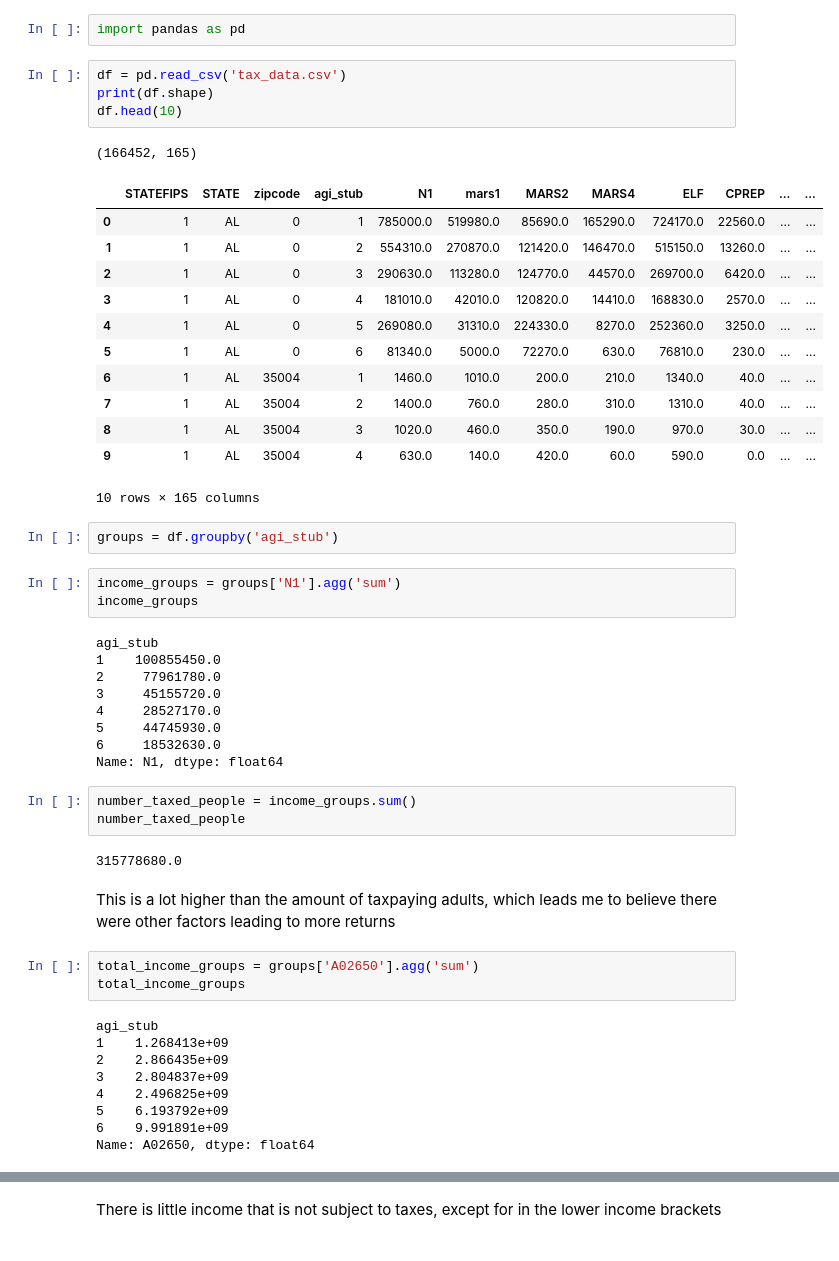
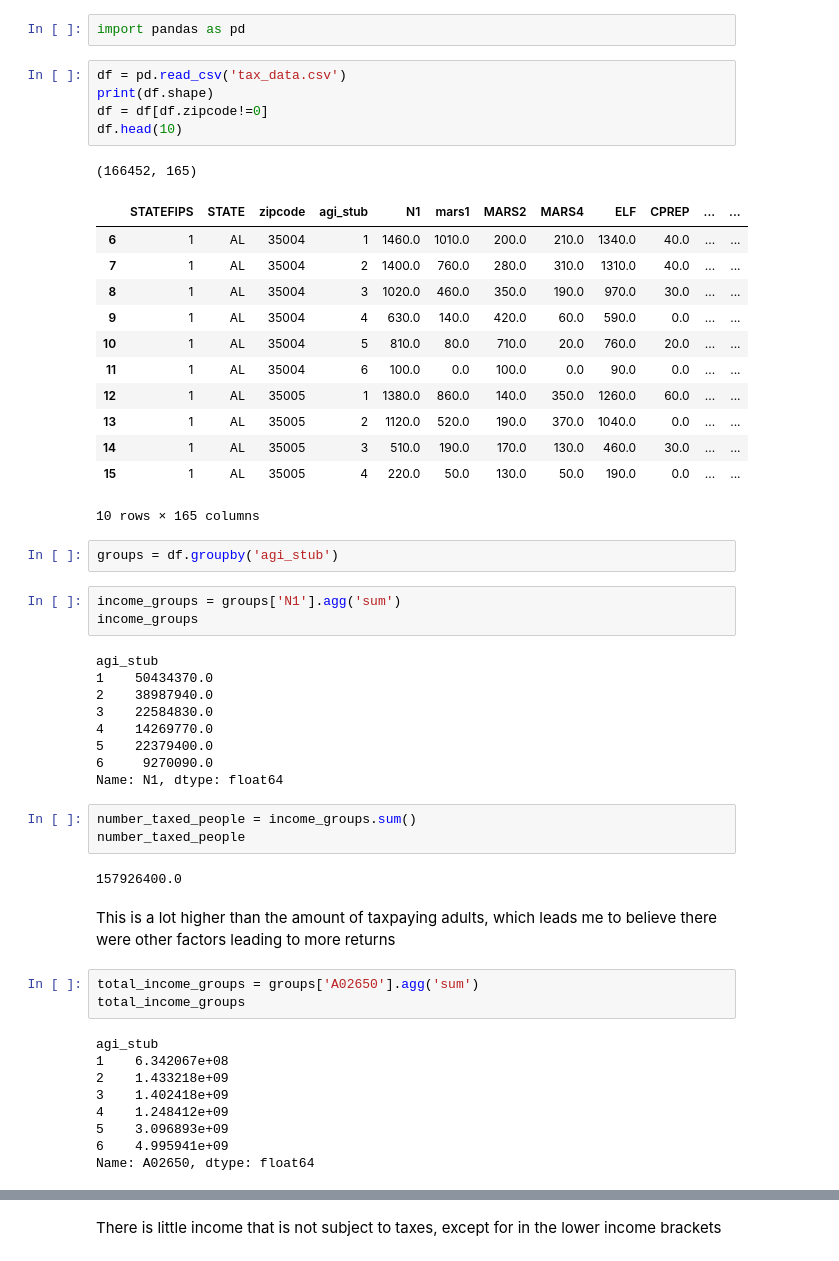
Before and after one commit to SellersEvan/flat-tax-implementation, a Jupyter notebook: Luke's work.ipynb, the cells around one changed output, grey strips where cells are left out. Saved outputs shown, nothing was run; the diff lists cells and outputs as text.

```diff
--- a/Luke's work.ipynb
+++ b/Luke's work.ipynb
@@ -3,20 +3,21 @@ import pandas as pd
 # %%
 df = pd.read_csv('tax_data.csv')
 print(df.shape)
+df = df[df.zipcode!=0]
 df.head(10)
 # %% [output]
 (166452, 165)
 |  | STATEFIPS | STATE | zipcode | agi_stub | N1 | mars1 | MARS2 | MARS4 | ELF | CPREP | ... | ... |
-| 0 | 1 | AL | 0 | 1 | 785000.0 | 519980.0 | 85690.0 | 165290.0 | 724170.0 | 22560.0 | ... | ... |
-| 1 | 1 | AL | 0 | 2 | 554310.0 | 270870.0 | 121420.0 | 146470.0 | 515150.0 | 13260.0 | ... | ... |
-| 2 | 1 | AL | 0 | 3 | 290630.0 | 113280.0 | 124770.0 | 44570.0 | 269700.0 | 6420.0 | ... | ... |
-| 3 | 1 | AL | 0 | 4 | 181010.0 | 42010.0 | 120820.0 | 14410.0 | 168830.0 | 2570.0 | ... | ... |
-| 4 | 1 | AL | 0 | 5 | 269080.0 | 31310.0 | 224330.0 | 8270.0 | 252360.0 | 3250.0 | ... | ... |
-| 5 | 1 | AL | 0 | 6 | 81340.0 | 5000.0 | 72270.0 | 630.0 | 76810.0 | 230.0 | ... | ... |
 | 6 | 1 | AL | 35004 | 1 | 1460.0 | 1010.0 | 200.0 | 210.0 | 1340.0 | 40.0 | ... | ... |
 | 7 | 1 | AL | 35004 | 2 | 1400.0 | 760.0 | 280.0 | 310.0 | 1310.0 | 40.0 | ... | ... |
 | 8 | 1 | AL | 35004 | 3 | 1020.0 | 460.0 | 350.0 | 190.0 | 970.0 | 30.0 | ... | ... |
 | 9 | 1 | AL | 35004 | 4 | 630.0 | 140.0 | 420.0 | 60.0 | 590.0 | 0.0 | ... | ... |
+| 10 | 1 | AL | 35004 | 5 | 810.0 | 80.0 | 710.0 | 20.0 | 760.0 | 20.0 | ... | ... |
+| 11 | 1 | AL | 35004 | 6 | 100.0 | 0.0 | 100.0 | 0.0 | 90.0 | 0.0 | ... | ... |
+| 12 | 1 | AL | 35005 | 1 | 1380.0 | 860.0 | 140.0 | 350.0 | 1260.0 | 60.0 | ... | ... |
+| 13 | 1 | AL | 35005 | 2 | 1120.0 | 520.0 | 190.0 | 370.0 | 1040.0 | 0.0 | ... | ... |
+| 14 | 1 | AL | 35005 | 3 | 510.0 | 190.0 | 170.0 | 130.0 | 460.0 | 30.0 | ... | ... |
+| 15 | 1 | AL | 35005 | 4 | 220.0 | 50.0 | 130.0 | 50.0 | 190.0 | 0.0 | ... | ... |
 10 rows × 165 columns
 # %%
 groups = df.groupby('agi_stub')
@@ -25,18 +26,18 @@ income_groups = groups['N1'].agg('sum')
 income_groups
 # %% [output]
 agi_stub
-1    100855450.0
-2     77961780.0
-3     45155720.0
-4     28527170.0
-5     44745930.0
-6     18532630.0
+1    50434370.0
+2    38987940.0
+3    22584830.0
+4    14269770.0
+5    22379400.0
+6     9270090.0
 Name: N1, dtype: float64
 # %%
 number_taxed_people = income_groups.sum()
 number_taxed_people
 # %% [output]
-315778680.0
+157926400.0
 # %% [markdown]
 This is a lot higher than the amount of taxpaying adults, which leads me to believe there were other factors leading to more returns
 # %%
@@ -44,12 +45,12 @@ total_income_groups = groups['A02650'].agg('sum')
 total_income_groups
 # %% [output]
 agi_stub
-1    1.268413e+09
-2    2.866435e+09
-3    2.804837e+09
-4    2.496825e+09
-5    6.193792e+09
-6    9.991891e+09
+1    6.342067e+08
+2    1.433218e+09
+3    1.402418e+09
+4    1.248412e+09
+5    3.096893e+09
+6    4.995941e+09
 Name: A02650, dtype: float64
 # %%
 total_income = total_income_groups.sum()
```
Also changed, not shown: parts of 24 cells of this notebook, 7 other files.
